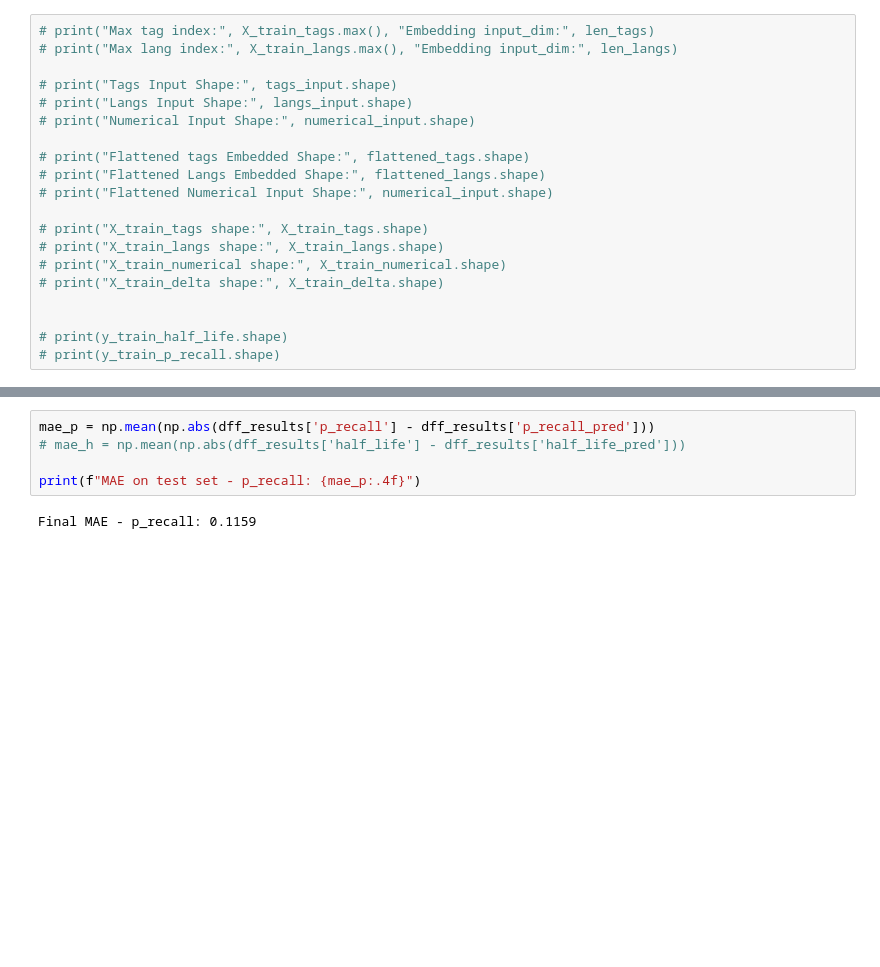
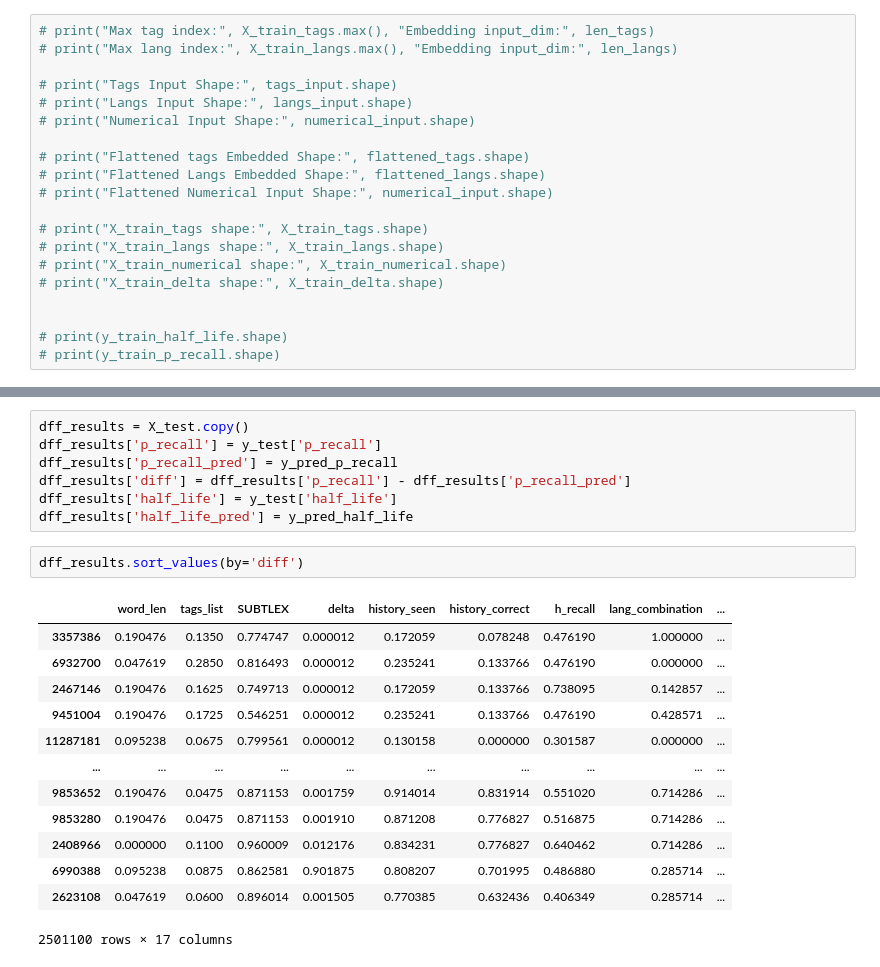
Before and after one commit to juliakubisa/spaced_repetition_algorithm, a Jupyter notebook: notebooks/neural_network_halflife.ipynb, the cells around one changed output, grey strips where cells are left out. Drawn from its saved outputs; the diff is of its cells as text; blank space fills up the shorter version.

```diff
--- a/notebooks/neural_network_halflife.ipynb
+++ b/notebooks/neural_network_halflife.ipynb
@@ -333,7 +436,23 @@ dff_results['p_recall_test'], dff_results['p_recall_pred'], dff_results['diff']
 # %%
-mae_p = np.mean(np.abs(dff_results['p_recall'] - dff_results['p_recall_pred']))
-# mae_h = np.mean(np.abs(dff_results['half_life'] - dff_results['half_life_pred']))
-
-print(f"MAE on test set - p_recall: {mae_p:.4f}")
+dff_results = X_test.copy()
+dff_results['p_recall'] = y_test['p_recall']
+dff_results['p_recall_pred'] = y_pred_p_recall
+dff_results['diff'] = dff_results['p_recall'] - dff_results['p_recall_pred']
+dff_results['half_life'] = y_test['half_life']
+dff_results['half_life_pred'] = y_pred_half_life
-# %% [output]
-Final MAE - p_recall: 0.1159
+# %%
+dff_results.sort_values(by='diff')
+# %% [output]
+|  | word_len | tags_list | SUBTLEX | delta | history_seen | history_correct | h_recall | lang_combination | ... |
+| 3357386 | 0.190476 | 0.1350 | 0.774747 | 0.000012 | 0.172059 | 0.078248 | 0.476190 | 1.000000 | ... |
+| 6932700 | 0.047619 | 0.2850 | 0.816493 | 0.000012 | 0.235241 | 0.133766 | 0.476190 | 0.000000 | ... |
+| 2467146 | 0.190476 | 0.1625 | 0.749713 | 0.000012 | 0.172059 | 0.133766 | 0.738095 | 0.142857 | ... |
+| 9451004 | 0.190476 | 0.1725 | 0.546251 | 0.000012 | 0.235241 | 0.133766 | 0.476190 | 0.428571 | ... |
+| 11287181 | 0.095238 | 0.0675 | 0.799561 | 0.000012 | 0.130158 | 0.000000 | 0.301587 | 0.000000 | ... |
+| ... | ... | ... | ... | ... | ... | ... | ... | ... | ... |
+| 9853652 | 0.190476 | 0.0475 | 0.871153 | 0.001759 | 0.914014 | 0.831914 | 0.551020 | 0.714286 | ... |
+| 9853280 | 0.190476 | 0.0475 | 0.871153 | 0.001910 | 0.871208 | 0.776827 | 0.516875 | 0.714286 | ... |
+| 2408966 | 0.000000 | 0.1100 | 0.960009 | 0.012176 | 0.834231 | 0.776827 | 0.640462 | 0.714286 | ... |
+| 6990388 | 0.095238 | 0.0875 | 0.862581 | 0.901875 | 0.808207 | 0.701995 | 0.486880 | 0.285714 | ... |
+| 2623108 | 0.047619 | 0.0600 | 0.896014 | 0.001505 | 0.770385 | 0.632436 | 0.406349 | 0.285714 | ... |
+2501100 rows × 17 columns
```
Also changed, not shown: parts of 25 cells of this notebook.
